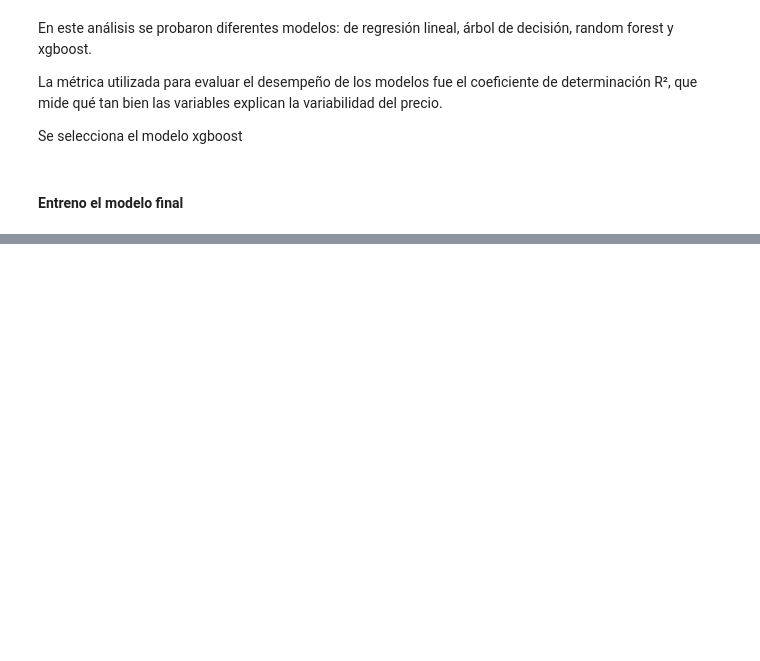
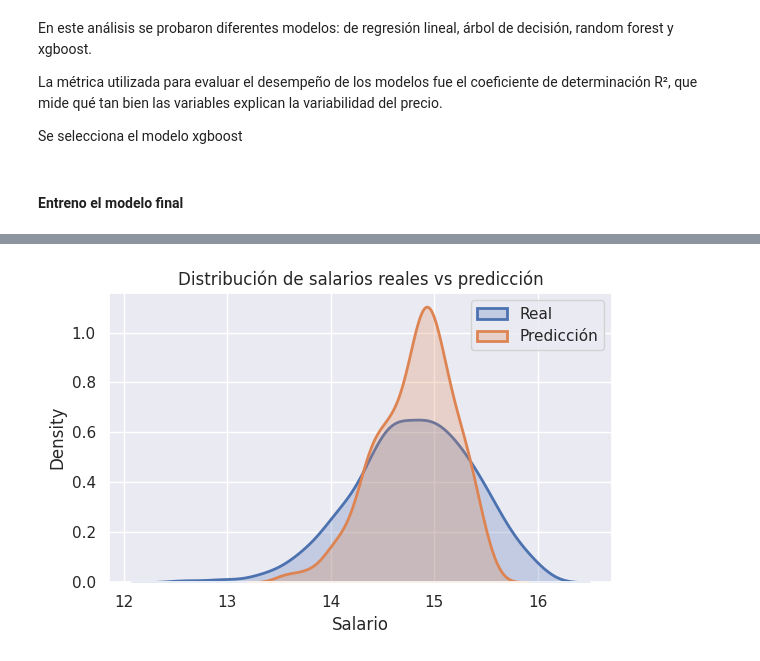
Before and after one commit to caro6852lq/MachineLearning_PredictSalary, a Jupyter notebook: Notebook/Notebook_MachineLearning_PredictSalary.ipynb, the cells around one changed output, grey strips where cells are left out. Saved outputs shown, nothing was run; the diff lists cells and outputs as text; code cells hidden in the pictures; blank space fills up the shorter version.

```diff
--- a/Notebook/Notebook_MachineLearning_PredictSalary.ipynb
+++ b/Notebook/Notebook_MachineLearning_PredictSalary.ipynb
@@ -1304,12 +1337,14 @@ plt.show()
 # %%
 plt.figure(figsize=(6,4))
 
 sns.kdeplot(y_test, label='Real', fill=True, linewidth=2)
 sns.kdeplot(y_pred, label='Predicción', fill=True, linewidth=2)
 
-plt.title('Distribución de precios reales vs predicción')
-plt.xlabel('Precio (USD)')
+plt.title('Distribución de salarios reales vs predicción')
+plt.xlabel('Salario')
 plt.legend()
 plt.grid(True)
 plt.tight_layout()
 plt.show()
+# %% [output]
+[figure, added]
```
Also changed, not shown: parts of 29 cells of this notebook.
